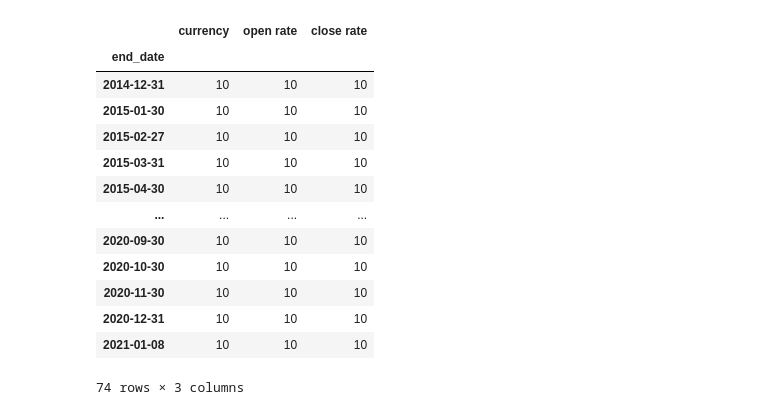
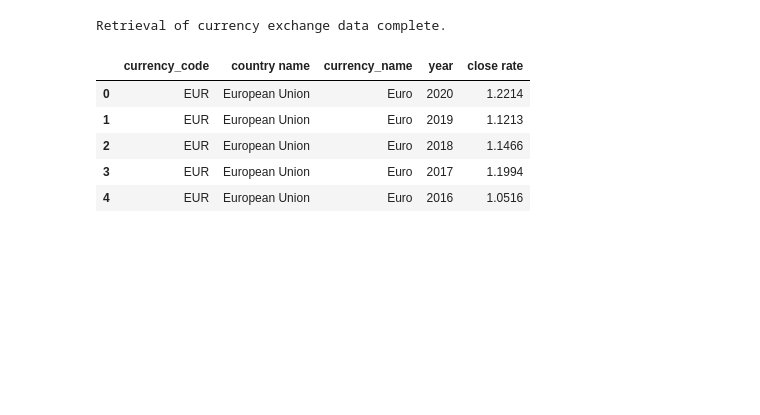
Before and after one commit to kmspitzer/Exchange-Rate-Project, a Jupyter notebook: exchange_rate.ipynb, the cells around one changed output. Drawn from its saved outputs; the diff is of its cells as text; code cells hidden in the pictures; blank space fills up the shorter version.

```diff
--- a/exchange_rate.ipynb
+++ b/exchange_rate.ipynb
@@ -15,20 +29,41 @@ open_rate = []
 close_rate = []
 # %%
 
-for from_currency in comparison_currencies:
+# all exchange rates are in reference to the base currency
+base_currency = base_country["currency_code"]
 
-    url = f"https://www.alphavantage.co/query?function=FX_MONTHLY&from_symbol={from_currency}&to_symbol={base_currency}&apikey=curr_exchange_api"
+# loop through our list of currencies and pull data from AlphaVantage
+for country in countries:
+
+    # pull currency code associated with next country in list
+    from_currency = countries[country]["currency_code"]
+
+    # build URL for AlphaVantage
+    url = f"https://www.alphavantage.co/query?function=FX_MONTHLY&from_symbol={from_currency}&to_symbol={base_currency}&apikey={curr_exchange_api}"
+
+    # request data
     try:
         response = requests.get(url).json()
 
+        # loop through datapoints and populate data lists
         for record_date in response["Time Series FX (Monthly)"]:
-            currency.append(from_currency)
-            date.append(record_date)
-            open_rate.append(response["Time Series FX (Monthly)"][record_date]["1. open"])
-            close_rate.append(response["Time Series FX (Monthly)"][record_date]["4. close"])
+
+            # pull date field apart
+            date_list = record_date.split("-")
+
+            # check for year-end data (month = 12) and save to data lists
+            if (date_list[1] == "12"):
+                currency_code.append(from_currency)
+                country_name.append(country)
+                currency_name.append(countries[country]["currency_name"])
+                year.append(date_list[0])
+                close_rate.append(response["Time Series FX (Monthly)"][record_date]["4. close"])
 
     except:
-        print(f"missing data: {from_currency} API: {curr_exchange_api}")
-        print(json.dumps(response, indent=4))
+        # catch error but keep going
+        print(f"missing data: {from_currency}")
 
-    time.sleep(60)
+# retrieval takes time, so print when complete
+print("Retrieval of currency exchange data complete.")
+# %% [output]
+Retrieval of currency exchange data complete.
@@ -48,17 +70,11 @@ analysis_data = exchange_data.loc[exchange_data["end_date"] >= "2014-12-31"]
-# %%
-analysis_data.groupby("end_date").count()
-# %% [output]
-|  | currency | open rate | close rate |
-| end_date |  |  |  |
-| 2014-12-31 | 10 | 10 | 10 |
-| 2015-01-30 | 10 | 10 | 10 |
-| 2015-02-27 | 10 | 10 | 10 |
-| 2015-03-31 | 10 | 10 | 10 |
-| 2015-04-30 | 10 | 10 | 10 |
-| ... | ... | ... | ... |
-| 2020-09-30 | 10 | 10 | 10 |
-| 2020-10-30 | 10 | 10 | 10 |
-| 2020-11-30 | 10 | 10 | 10 |
-| 2020-12-31 | 10 | 10 | 10 |
-| 2021-01-08 | 10 | 10 | 10 |
-74 rows × 3 columns
+# %%
+# build dataframe
+exchange_data = pd.DataFrame({"currency_code": currency_code, "country name": country_name, "currency_name": currency_name, "year": year, "close rate": close_rate})
+exchange_data.head()
+# %% [output]
+|  | currency_code | country name | currency_name | year | close rate |
+| 0 | EUR | European Union | Euro | 2020 | 1.2214 |
+| 1 | EUR | European Union | Euro | 2019 | 1.1213 |
+| 2 | EUR | European Union | Euro | 2018 | 1.1466 |
+| 3 | EUR | European Union | Euro | 2017 | 1.1994 |
+| 4 | EUR | European Union | Euro | 2016 | 1.0516 |
```
Also changed, not shown: parts of 10 cells of this notebook, 19 other files.
